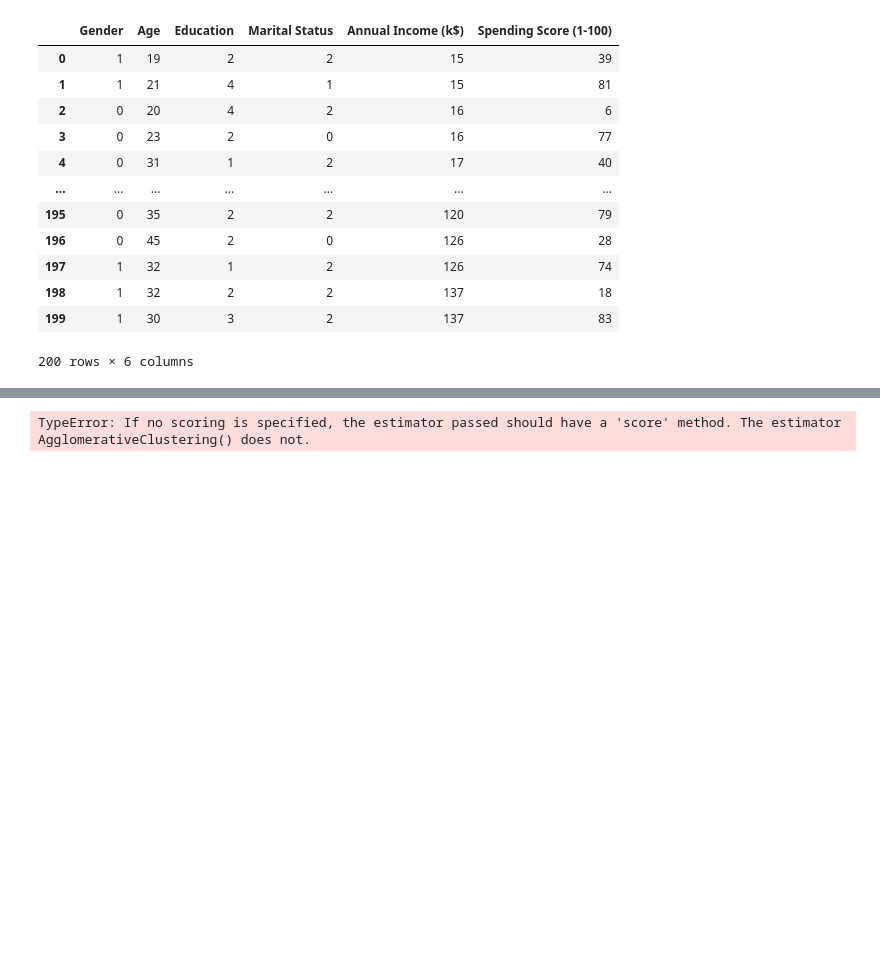
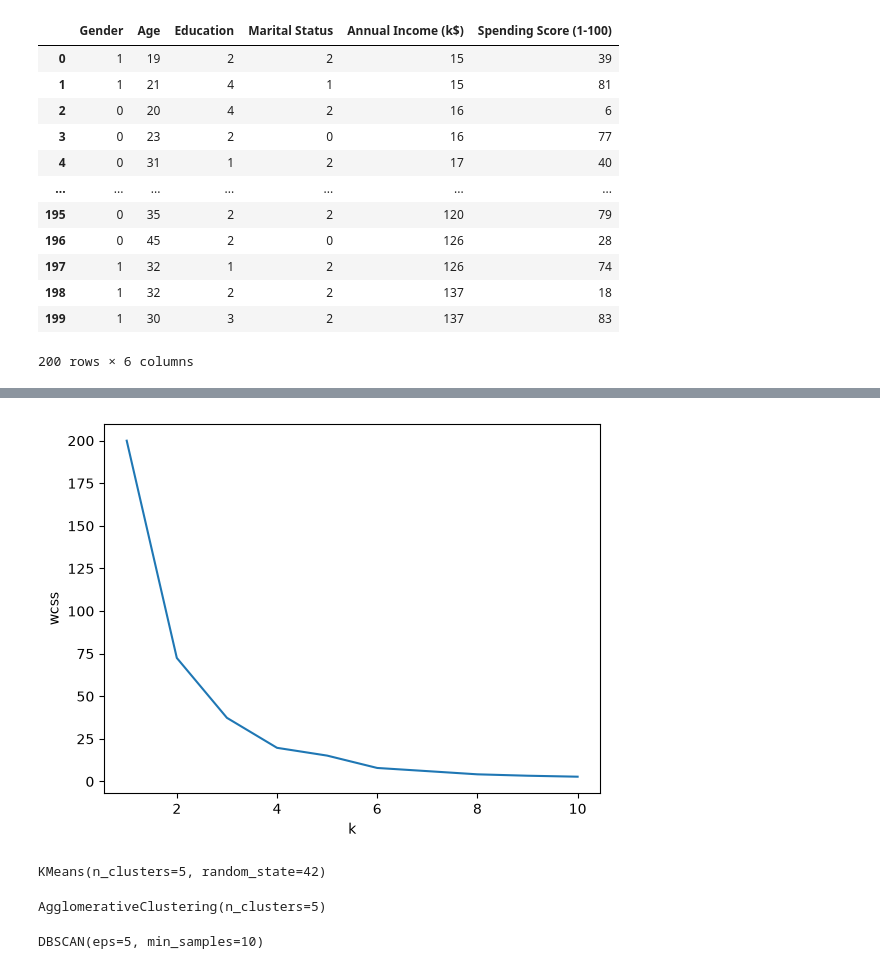
Before and after one commit to bhaskarkumar1667/clustering_, a Jupyter notebook: notebooks/clustering.ipynb, the cells around one changed output, grey strips where cells are left out. Cells and saved outputs as stored; diff of their text form; code cells hidden in the pictures; blank space fills up the shorter version.

```diff
--- a/notebooks/clustering.ipynb
+++ b/notebooks/clustering.ipynb
@@ -27,4 +34,4 @@ y=df['Spending Score (1-100)']
 from sklearn.preprocessing import StandardScaler
 sc=StandardScaler()
 # %%
-x_scaled=sc.fit_transform(x)
+x_scaled=sc.fit_transform(x.values.reshape(-1,1))
@@ -37,4 +38,6 @@ ag_param={"n_clusters":np.arange(2,10),"linkage":["ward","complete","average","s
 # %%
-db=DBSCAN()
-ag=AgglomerativeClustering(es)
-km=KMeans()
+wcss=[]
+for i in range(1,11):
+    kmeans=KMeans(n_clusters=i,init='k-means++',random_state=42)
+    kmeans.fit(x_scaled)
+    wcss.append(kmeans.inertia_)
@@ -45,6 +44,22 @@ db_search=RandomizedSearchCV(db,db_param,cv=5)
 # %%
-kmeans_search.fit(x_scaled)
-ag_search.fit(x_scaled)
-db_search.fit(x_scaled)
+plt.plot(range(1,11),wcss)
+plt.xlabel("k")
+plt.ylabel("wcss")
+plt.show()
 # %% [output]
-TypeError: If no scoring is specified, the estimator passed should have a 'score' method. The estimator AgglomerativeClustering() does not.
+[figure, added]
+# %%
+km=KMeans(n_clusters=5,init="k-means++",random_state=42)
+km.fit(x_scaled)
+# %% [output]
+KMeans(n_clusters=5, random_state=42)
+# %%
+agg=AgglomerativeClustering(n_clusters=5,metric="euclidean",linkage="ward")
+agg.fit(x_scaled)
+# %% [output]
+AgglomerativeClustering(n_clusters=5)
+# %%
+db=DBSCAN(eps=5,min_samples=10)
+db.fit(x_scaled)
+# %% [output]
+DBSCAN(eps=5, min_samples=10)
```
Also changed, not shown: parts of 5 cells of this notebook.
